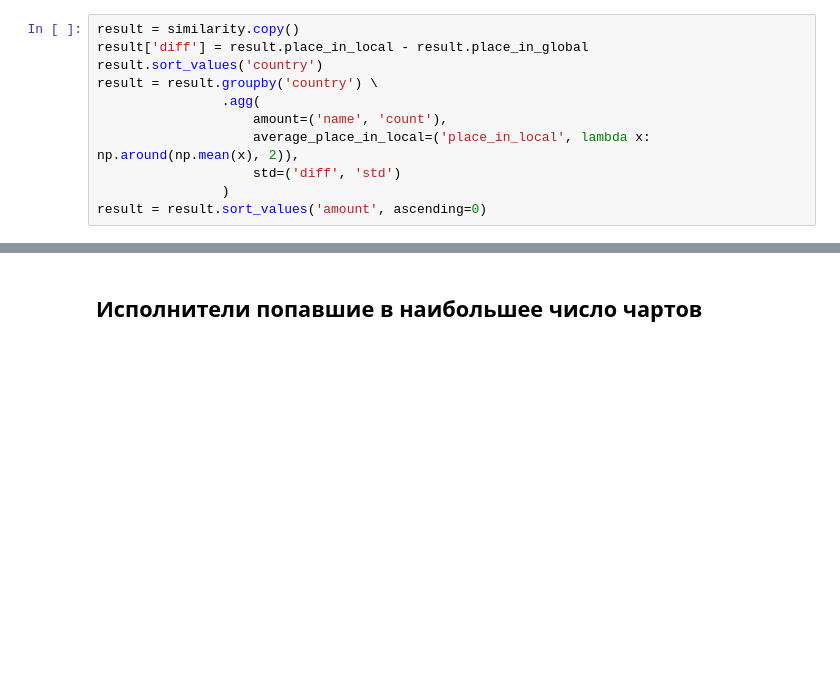
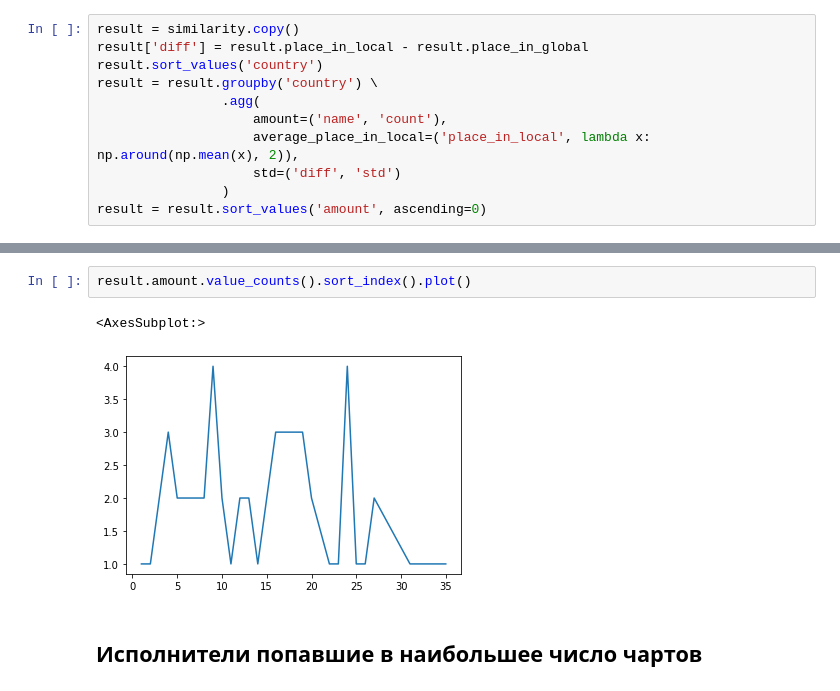
Before and after one commit to Kronars/Another_Spotify_chart_analysis, a Jupyter notebook: analisys.ipynb, the cells around one changed output, grey strips where cells are left out. Drawn from its saved outputs; the diff is of its cells as text; blank space fills up the shorter version.

```diff
--- a/analisys.ipynb
+++ b/analisys.ipynb
@@ -84,3 +97,8 @@ result.head()
+# %%
+result.amount.value_counts().sort_index().plot()
+# %% [output]
+<AxesSubplot:>
+[figure, added]
 # %% [markdown]
 ## Исполнители попавшие в наибольшее число чартов
 # %%
```
Also changed, not shown: parts of 2 cells of this notebook.
